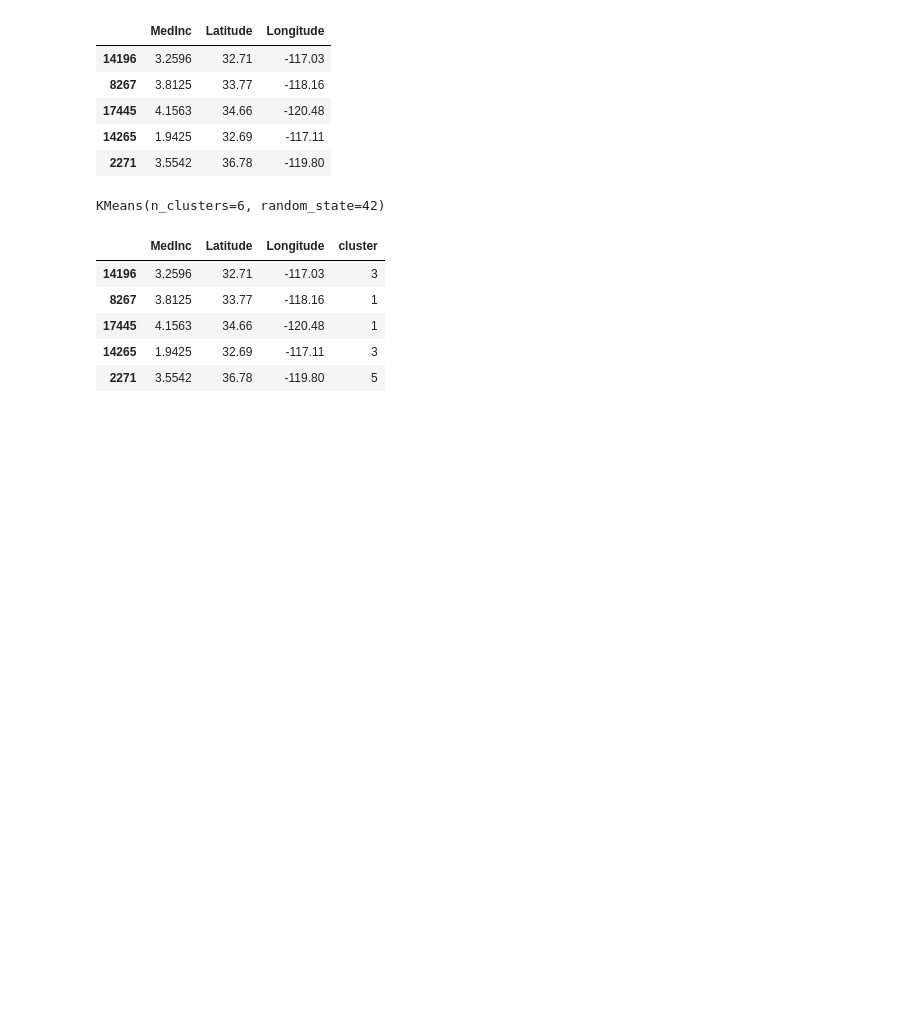
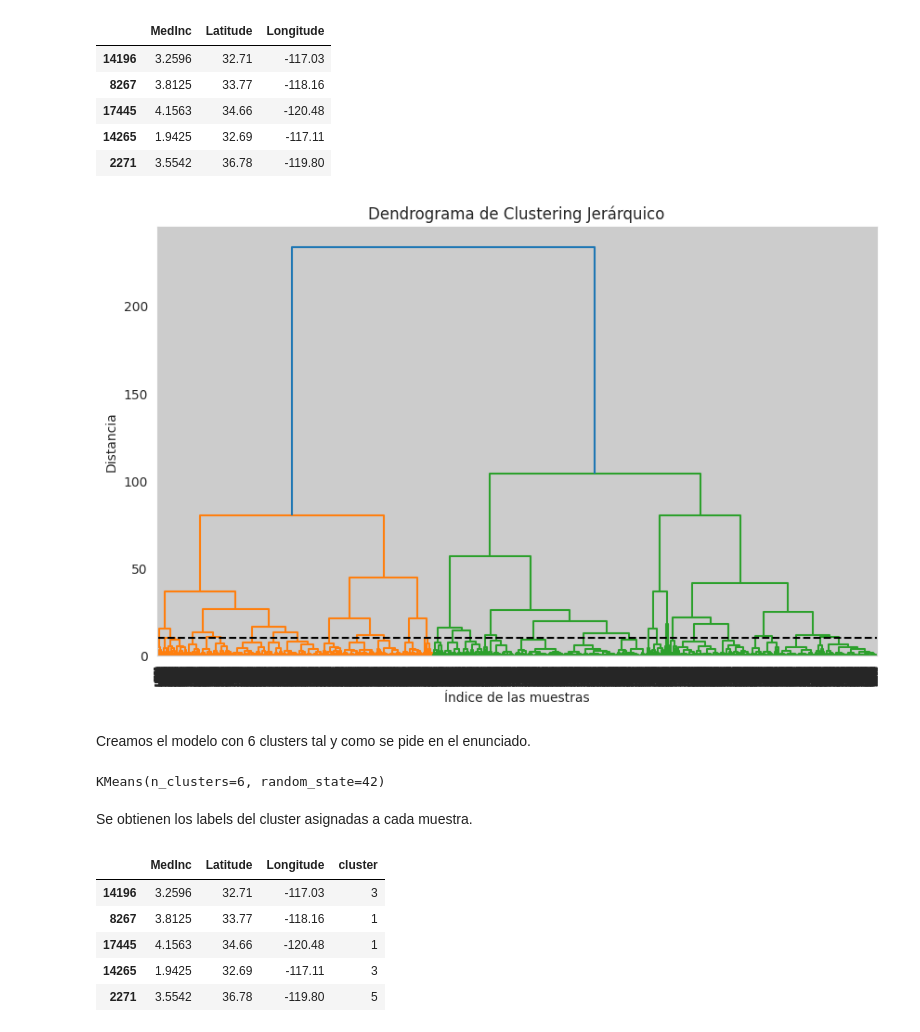
Before and after one commit to 4GeeksAcademy/MariaMiura1-K-Medias, a Jupyter notebook: src/explore.ipynb, the cells around one changed output. Saved outputs shown, nothing was run; the diff lists cells and outputs as text; code cells hidden in the pictures; blank space fills up the shorter version.

```diff
--- a/src/explore.ipynb
+++ b/src/explore.ipynb
@@ -52,6 +61,26 @@ X_train.head()
 | 17445 | 4.1563 | 34.66 | -120.48 |
 | 14265 | 1.9425 | 32.69 | -117.11 |
 | 2271 | 3.5542 | 36.78 | -119.80 |
+# %%
+
+
+scaler = StandardScaler()
+X_scaled = scaler.fit_transform(X_train[["MedInc", "Latitude", "Longitude"]])
+
+Z = linkage(X_scaled, method='ward')
+
+
+plt.figure(figsize=(10, 6))
+dendrogram(Z, truncate_mode="level", p=20)
+plt.axhline(y=10, c='k', linestyle='--')
+plt.title("Dendrograma de Clustering Jerárquico")
+plt.xlabel("Índice de las muestras")
+plt.ylabel("Distancia")
+plt.show()
+# %% [output]
+[figure, added]
+# %% [markdown]
+Creamos el modelo con 6 clusters tal y como se pide en el enunciado.
 # %%
 
 from sklearn.cluster import KMeans
@@ -60,6 +89,8 @@ model_unsup = KMeans(n_clusters = 6, n_init = "auto", random_state = 42)
 model_unsup.fit(X_train)
 # %% [output]
 KMeans(n_clusters=6, random_state=42)
+# %% [markdown]
+Se obtienen los labels del cluster asignadas a cada muestra.
 # %%
 y_train = list(model_unsup.labels_)
 X_train["cluster"] = y_train
```
Also changed, not shown: parts of 11 cells of this notebook.
